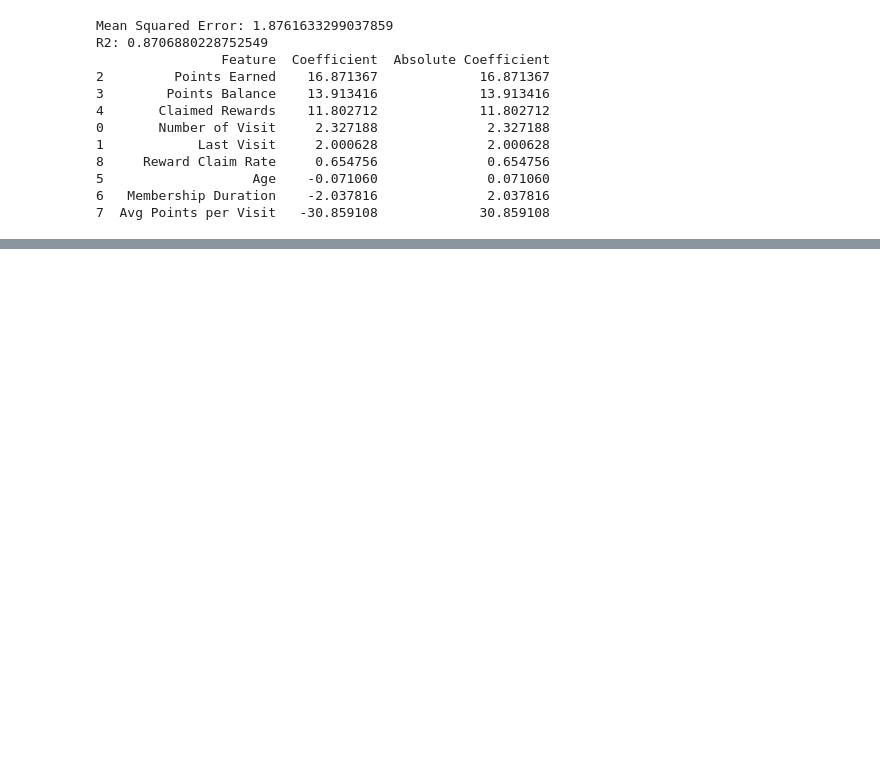
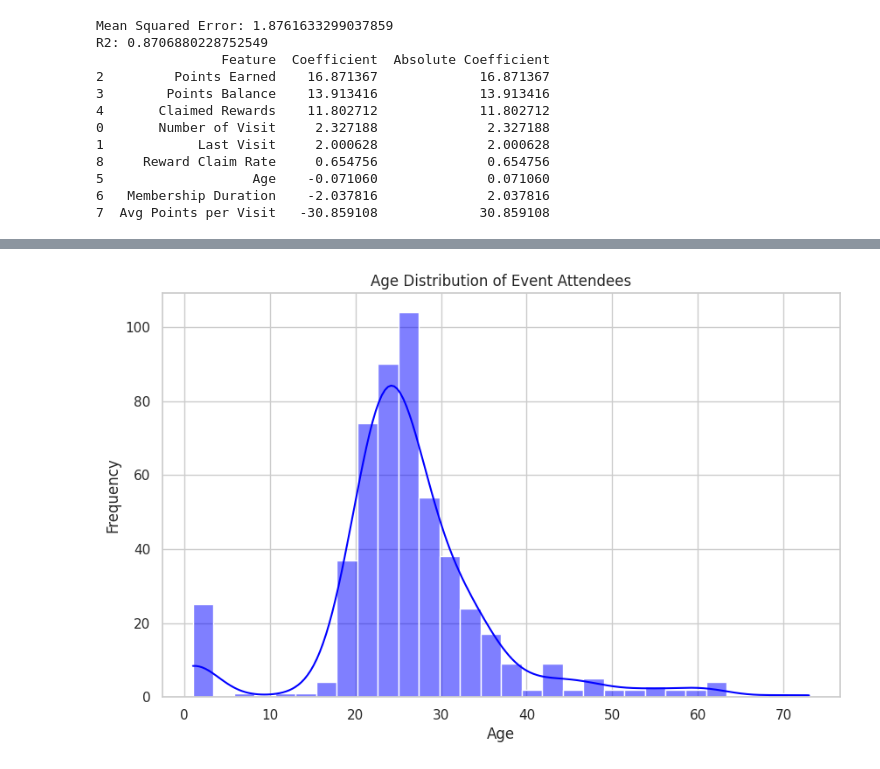
Before and after one commit to jjinhongg/streamline-insights, a Jupyter notebook: analysis.ipynb, the cells around one changed output, grey strips where cells are left out. Drawn from its saved outputs; the diff is of its cells as text; code cells hidden in the pictures; blank space fills up the shorter version.

Commit message:
Age Group and Spending Distribution

```diff
--- a/analysis.ipynb
+++ b/analysis.ipynb
@@ -328,0 +480,11 @@ R2: 0.8706880228752549
+# %%
+# Plotting the age distribution of the event attendees
+sns.set_style('whitegrid')
+plt.figure(figsize=(10, 6))
+sns.histplot(data['Age'], bins=30, kde=True, color='blue')
+plt.title('Age Distribution of Event Attendees')
+plt.xlabel('Age')
+plt.ylabel('Frequency')
+plt.show()
+# %% [output]
+[figure, added]
```
Also changed, not shown: parts of 18 cells of this notebook.
